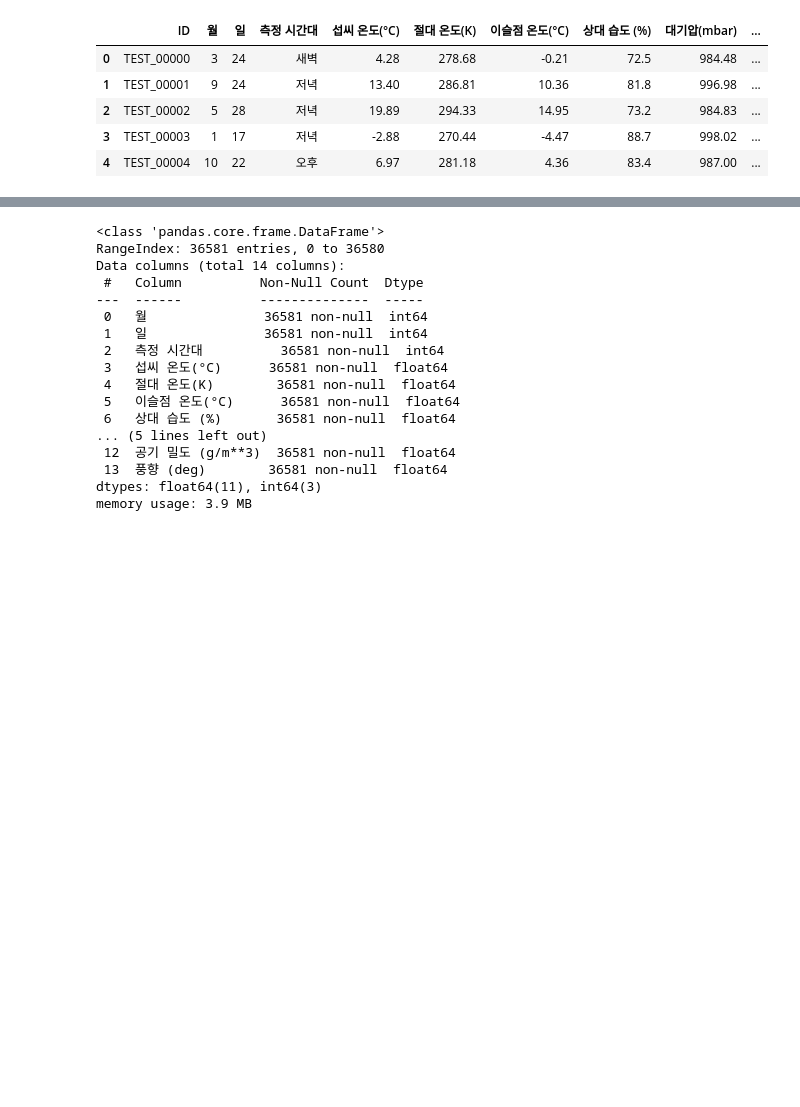
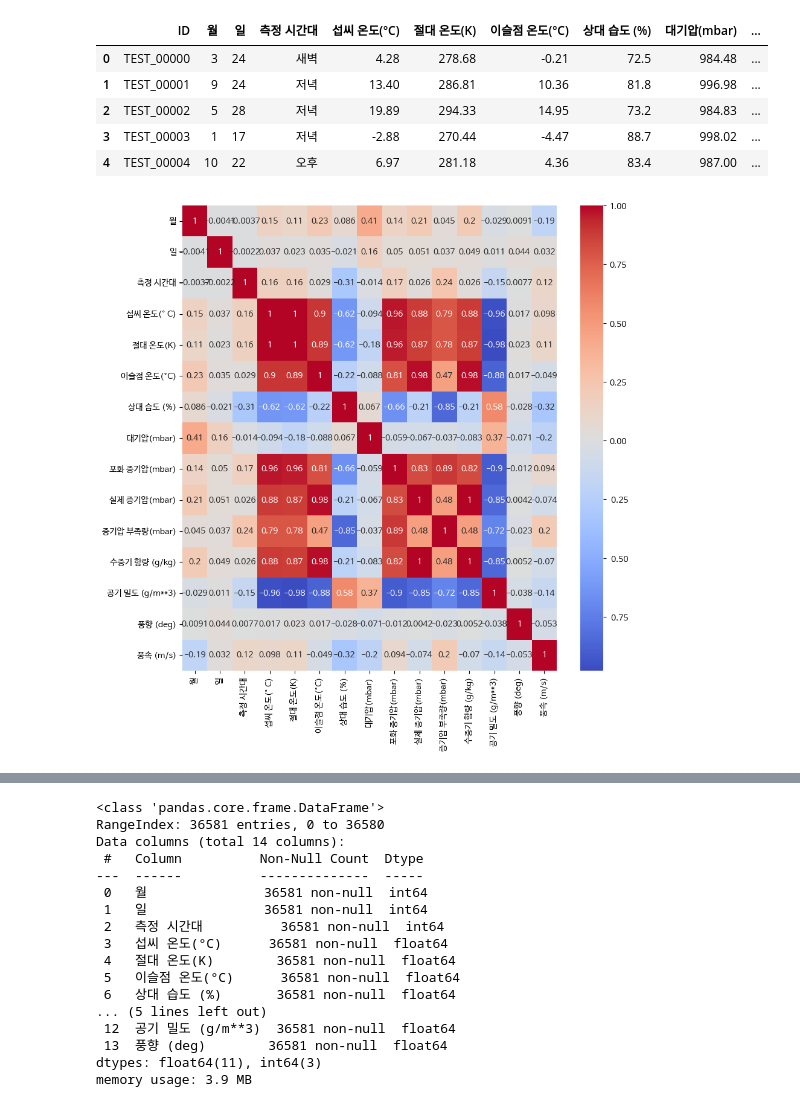
Before and after one commit to jhkang0516/Mogakso, a Jupyter notebook: 데이콘_풍속_예측.ipynb, the cells around one changed output, grey strips where cells are left out. Cells and saved outputs as stored; diff of their text form; code cells hidden in the pictures; blank space fills up the shorter version.

```diff
--- a/데이콘_풍속_예측.ipynb
+++ b/데이콘_풍속_예측.ipynb
@@ -64,6 +76,23 @@ test.head()
 | 2 | TEST_00002 | 5 | 28 | 저녁 | 19.89 | 294.33 | 14.95 | 73.2 | 984.83 | ... |
 | 3 | TEST_00003 | 1 | 17 | 저녁 | -2.88 | 270.44 | -4.47 | 88.7 | 998.02 | ... |
 | 4 | TEST_00004 | 10 | 22 | 오후 | 6.97 | 281.18 | 4.36 | 83.4 | 987.00 | ... |
+# %%
+import seaborn as sns
+# train_x는 독립변수이므로 종속변수(풍속 (m/s))를 제거합니다.
+# 또한 target 이외의 분석에 활용하지 않는 데이터(id)를 제거합니다.
+train_corr = train.drop(columns=['ID'], axis = 1)
+
+
+from sklearn.preprocessing import LabelEncoder
+
+le = LabelEncoder()
+le = le.fit(train_corr['측정 시간대'])
+train_corr['측정 시간대'] = le.transform(train_corr['측정 시간대'])
+plt.figure(figsize=(10, 10))
+sns.heatmap(train_corr.corr(), cmap='coolwarm', annot_kws={"size": 10},annot=True)
+plt.show()
+# %% [output]
+[figure, added]
 # %%
 # train_x는 독립변수이므로 종속변수(풍속 (m/s))를 제거합니다.
 # 또한 target 이외의 분석에 활용하지 않는 데이터(id)를 제거합니다.
```
Also changed, not shown: parts of 18 cells of this notebook.
